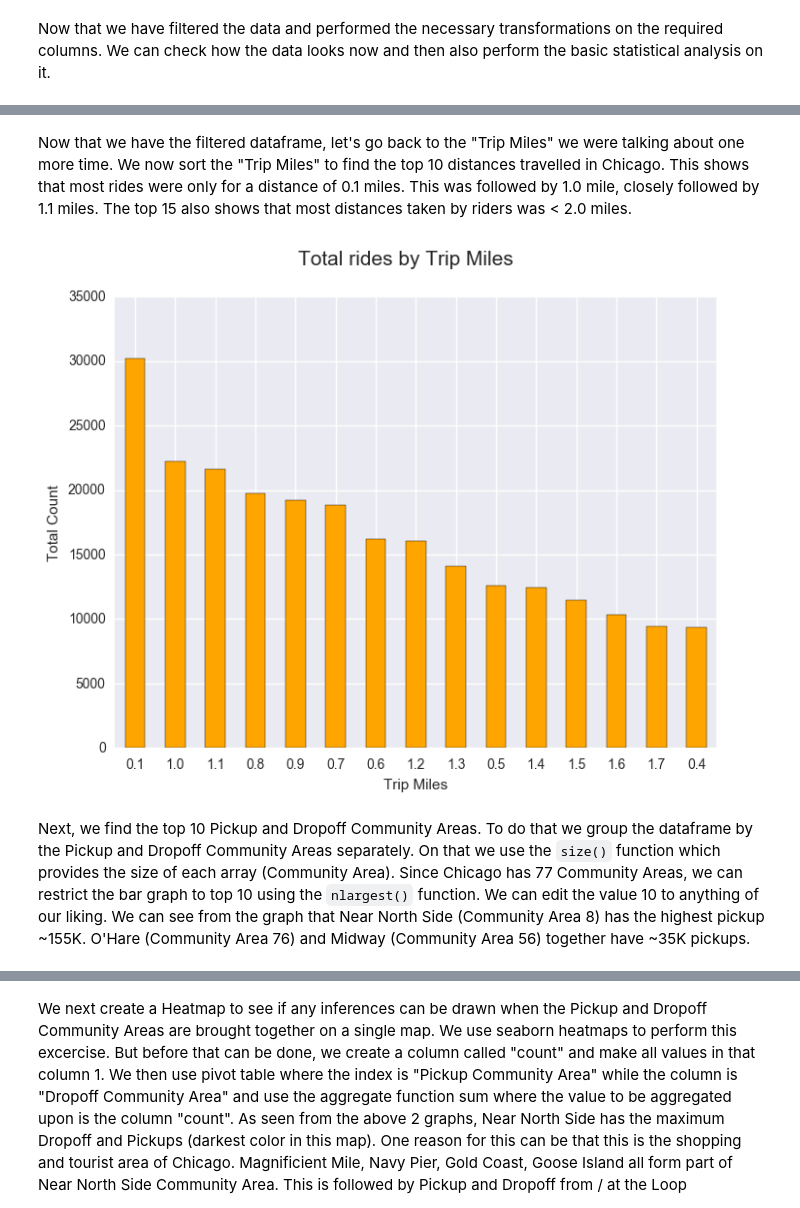
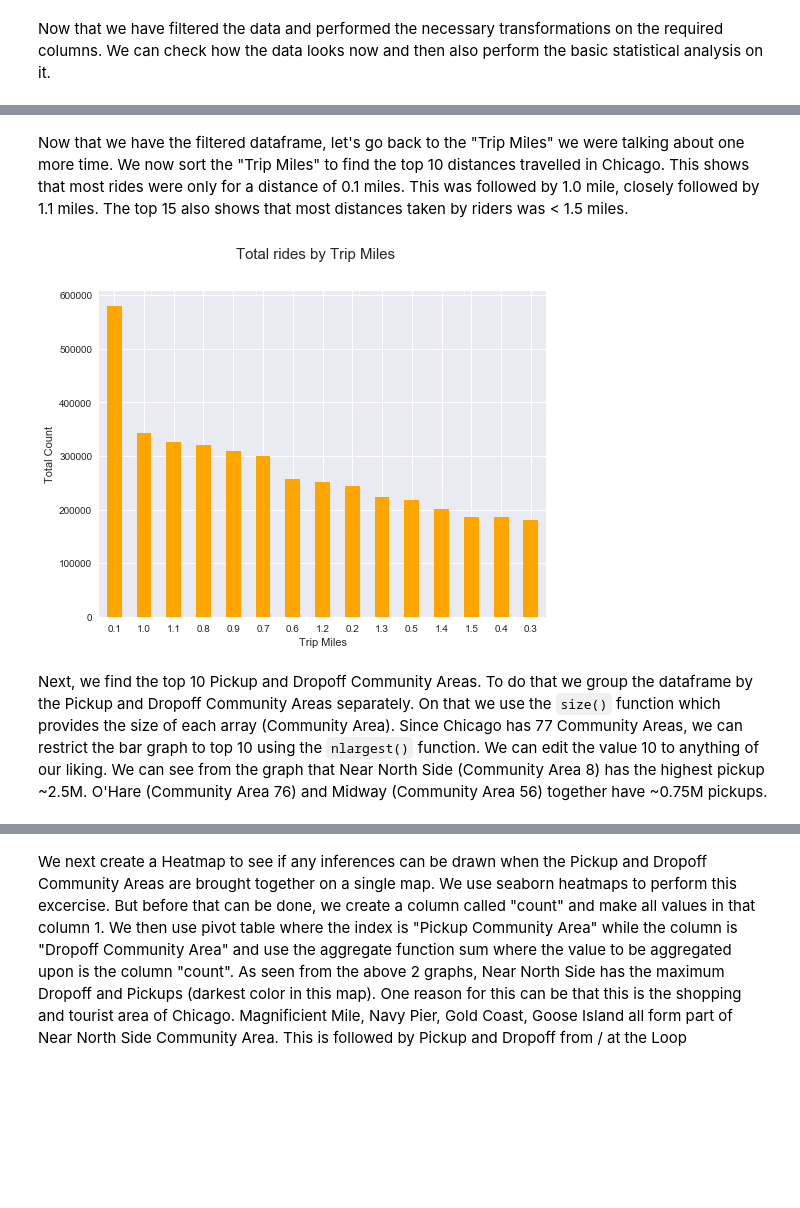
Before and after one commit to sayantanim/Chicago-Taxi, a Jupyter notebook: Chicago_Taxi.ipynb, the cells around one changed output, grey strips where cells are left out. Saved outputs shown, nothing was run; the diff lists cells and outputs as text; code cells hidden in the pictures; blank space fills up the shorter version.

```diff
--- a/Chicago_Taxi.ipynb
+++ b/Chicago_Taxi.ipynb
@@ -84,0 +90,3 @@ df.describe()
+# %%
+df.drop(df.columns[[6,7]], axis=1, inplace=True)
+df.head()
@@ -102,4 +138,5 @@ Once the "Trip Start Timestamp" has been converted to a datetime format, we crea
 # %%
+df['date'] = df['Trip Start Timestamp'].dt.date
 df['year'] = df['Trip Start Timestamp'].dt.year
 df['month'] = df['Trip Start Timestamp'].dt.month
 df['day'] = df['Trip Start Timestamp'].dt.day
@@ -121,7 +158,6 @@ The columns mentioned below are integers as per pandas but we know that these ar
 # %%
-df['Pickup Census Tract'] = df['Pickup Census Tract'].astype(str)
-df['Dropoff Census Tract'] = df['Dropoff Census Tract'].astype(str)
 df['Pickup Community Area'] = df['Pickup Community Area'].astype(str)
 df['Dropoff Community Area'] = df['Dropoff Community Area'].astype(str)
-df['Community Areas'] = df['Community Areas'].astype(str)
+#df['Community Areas'] = df['Community Areas'].astype(str)
+# 'Community Areas' are no longer part of the dataset.
 # %% [markdown]
@@ -129,7 +165,6 @@ Remove '.0' from Community Areas using replace function.
 # %%
 df['Pickup Community Area'].replace(regex=True, to_replace='.0',value='', inplace=True)
 df['Dropoff Community Area'].replace(regex=True, to_replace='.0',value='', inplace=True)
-df['Community Areas'].replace(regex=True, to_replace='.0',value='', inplace=True)
 # %%
 df.describe()
 # %% [output]
@@ -207,17 +253,17 @@ Taxi.describe()
 # %% [markdown]
-Now that we have the filtered dataframe, let's go back to the "Trip Miles" we were talking about one more time. We now sort the "Trip Miles" to find the top 10 distances travelled in Chicago. This shows that most rides were only for a distance of 0.1 miles. This was followed by 1.0 mile, closely followed by 1.1 miles. The top 15 also shows that most distances taken by riders was < 2.0 miles.
+Now that we have the filtered dataframe, let's go back to the "Trip Miles" we were talking about one more time. We now sort the "Trip Miles" to find the top 10 distances travelled in Chicago. This shows that most rides were only for a distance of 0.1 miles. This was followed by 1.0 mile, closely followed by 1.1 miles. The top 15 also shows that most distances taken by riders was < 1.5 miles.
 # %%
 trip_dist = Taxi.groupby(Taxi['Trip Miles']).size().nlargest(15)
 trip_dist.plot(kind='bar', rot = 0, color = 'orange')
 plt.xlabel("Trip Miles")
 plt.ylabel("Total Count")
 plt.suptitle('Total rides by Trip Miles', size=15)
-mpl.rcParams['figure.figsize'] = (8.0, 6.0)
+mpl.rcParams['figure.figsize'] = (8, 6)
 # %% [output]
-[figure, old version]
+[figure, new version]
 # %% [markdown]
 Next, we find the top 10 Pickup and Dropoff Community Areas. To do that we group the dataframe by the Pickup and Dropoff Community Areas separately. On that we use the `size()` function which provides the size of each array (Community Area). Since Chicago has 77 Community Areas, we can restrict the bar graph to top 10 using the `nlargest()` function. We can edit the value 10 to anything of our liking.
-We can see from the graph that Near North Side (Community Area 8) has the highest pickup ~155K. O'Hare (Community Area 76) and Midway (Community Area 56) together have ~35K pickups.
+We can see from the graph that Near North Side (Community Area 8) has the highest pickup ~2.5M. O'Hare (Community Area 76) and Midway (Community Area 56) together have ~0.75M pickups.
 # %%
 pick_com = Taxi.groupby('Pickup Community Area')
 pick_com.size().nlargest(10).plot(kind='bar', rot = 0, color = 'orange')
```
Also changed, not shown: parts of 57 cells of this notebook.
